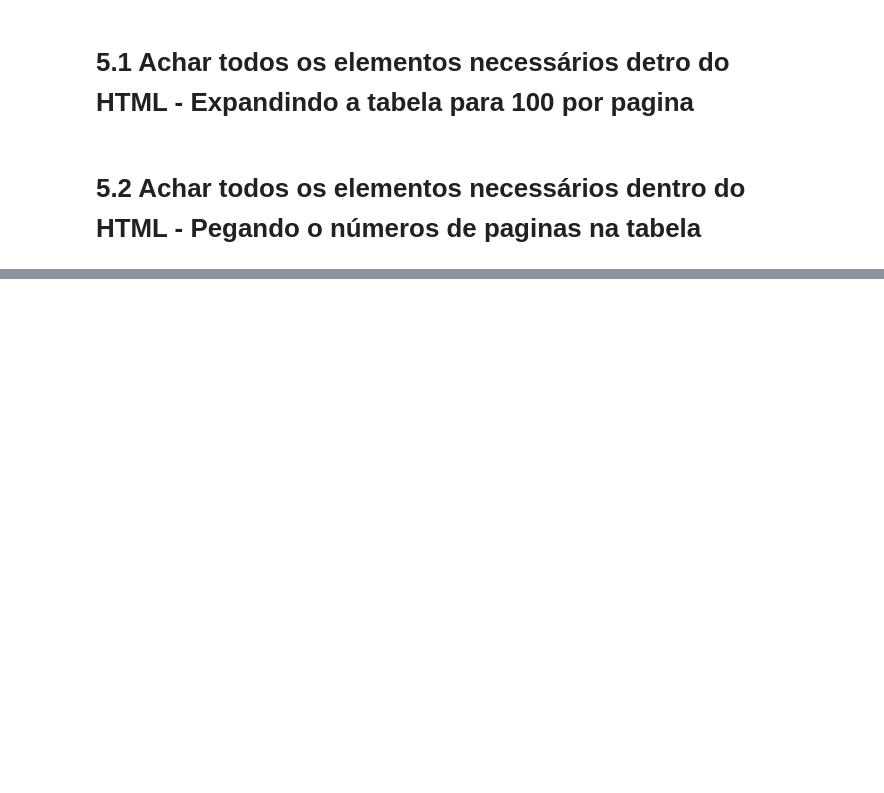
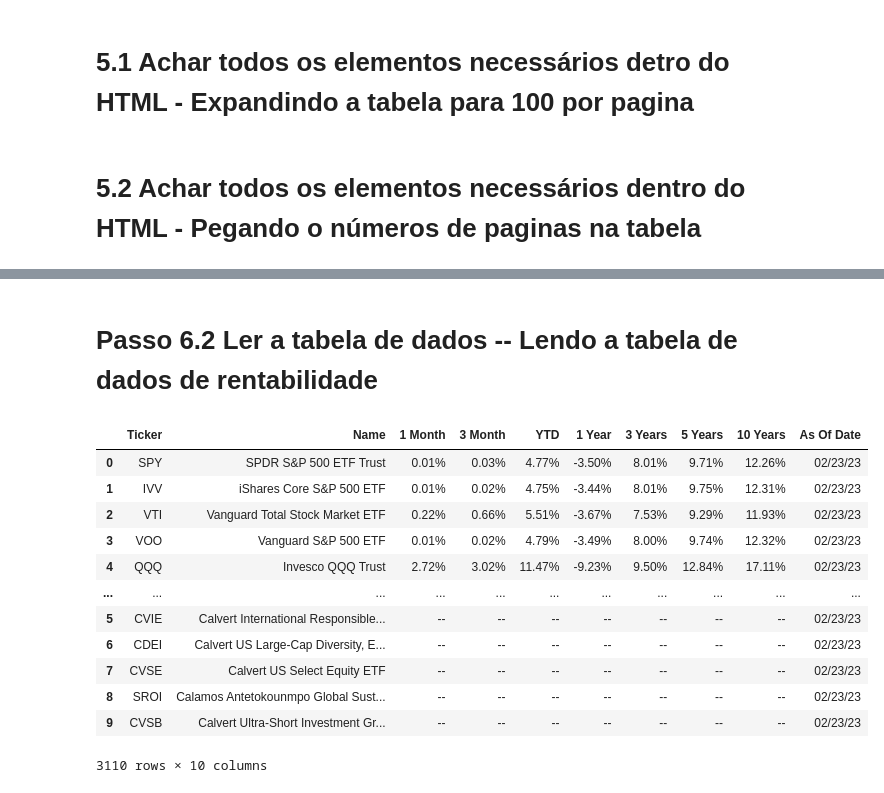
Before and after one commit to ClaudioFritzen/Relatorio_do_dolar_Ibovespa, a Jupyter notebook: BotdaB3 (1).ipynb, the cells around one changed output, grey strips where cells are left out. Drawn from its saved outputs; the diff is of its cells as text; code cells hidden in the pictures; blank space fills up the shorter version.

Commit message:
Concluimos o desafio
juntamos duas tabelas de dados de um mesmo site e entao fizemos a junção com JOIN tudo via automação

```diff
--- a/BotdaB3 (1).ipynb
+++ b/BotdaB3 (1).ipynb
@@ -101,0 +111,11 @@ https://www.etf.com/etfanalytics/etf-finder
+# %%
+# aprender a tabela 1
+
+tabela = driver.find_element("xpath", '''/html/body/div[5]/section/div/div[3]/section/div/div/div/div/div[2]/section[2]/div[2]/div/table''')
+
+html = tabela.get_attribute("outerHTML")
+
+# lendo html com pandas
+tabela_final = pd.read_html(html)[0]
+
+display(tabela_final)
@@ -101,0 +179,2 @@ https://www.etf.com/etfanalytics/etf-finder
+# %% [markdown]
+# Passo 6.2 Ler a tabela de dados -- Lendo a tabela de dados de rentabilidade
@@ -101,0 +186,53 @@ https://www.etf.com/etfanalytics/etf-finder
+# %%
+# agora temos que voltar todas as paginas
+
+# sera que da pra fazer  o reverso do outro
+# tipo ja to na 32 entao fazer descer ate a numero um
+# bota tentar
+
+#pegar o xpath do botão de voltar
+
+
+lista_de_paginas = []
+
+for voltar in range(0, numeros_de_pag):
+    botao_voltar = driver.find_element("xpath", '''//*[@id="previousPage"]''')
+    driver.execute_script('arguments[0].click();', botao_voltar)
+
+# aqui se repete o codigo anterior
+
+# percorrendo todas as paginas
+for pages in range(0, numeros_de_pag):
+
+    tabela = driver.find_element("xpath", '''/html/body/div[5]/section/div/div[3]/section/div/div/div/div/div[2]/section[2]/div[2]/div/table''')
+
+    html = tabela.get_attribute("outerHTML")
+
+    # lendo html com pandas
+    tabela_final = pd.read_html(html)[0]
+
+    # append para add um item na tabela
+    lista_de_paginas.append(tabela_final)
+
+    # botao avançar pagina
+    botao_proxima_pagina = driver.find_element("xpath", '''/html/body/div[5]/section/div/div[3]/section/div/div/div/div/div[2]/section[2]/div[2]/section[2]/div[2]/div/span[2]''')
+
+    driver.execute_script("arguments[0].click();",botao_proxima_pagina)
+
+base_de_dados_performace = pd.concat(lista_de_paginas)
+
+display(base_de_dados_performace)
+# %% [output]
+|  | Ticker | Name | 1 Month | 3 Month | YTD | 1 Year | 3 Years | 5 Years | 10 Years | As Of Date |
+| 0 | SPY | SPDR S&P 500 ETF Trust | 0.01% | 0.03% | 4.77% | -3.50% | 8.01% | 9.71% | 12.26% | 02/23/23 |
+| 1 | IVV | iShares Core S&P 500 ETF | 0.01% | 0.02% | 4.75% | -3.44% | 8.01% | 9.75% | 12.31% | 02/23/23 |
+| 2 | VTI | Vanguard Total Stock Market ETF | 0.22% | 0.66% | 5.51% | -3.67% | 7.53% | 9.29% | 11.93% | 02/23/23 |
+| 3 | VOO | Vanguard S&P 500 ETF | 0.01% | 0.02% | 4.79% | -3.49% | 8.00% | 9.74% | 12.32% | 02/23/23 |
+| 4 | QQQ | Invesco QQQ Trust | 2.72% | 3.02% | 11.47% | -9.23% | 9.50% | 12.84% | 17.11% | 02/23/23 |
+| ... | ... | ... | ... | ... | ... | ... | ... | ... | ... | ... |
+| 5 | CVIE | Calvert International Responsible... | -- | -- | -- | -- | -- | -- | -- | 02/23/23 |
+| 6 | CDEI | Calvert US Large-Cap Diversity, E... | -- | -- | -- | -- | -- | -- | -- | 02/23/23 |
+| 7 | CVSE | Calvert US Select Equity ETF | -- | -- | -- | -- | -- | -- | -- | 02/23/23 |
+| 8 | SROI | Calamos Antetokounmpo Global Sust... | -- | -- | -- | -- | -- | -- | -- | 02/23/23 |
+| 9 | CVSB | Calvert Ultra-Short Investment Gr... | -- | -- | -- | -- | -- | -- | -- | 02/23/23 |
+3110 rows × 10 columns
```
Also changed, not shown: parts of 15 cells of this notebook.
